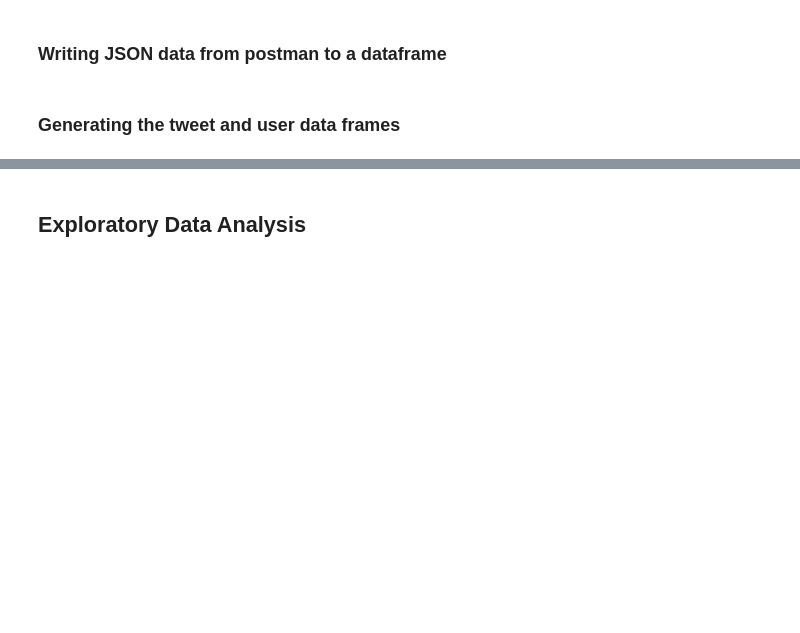
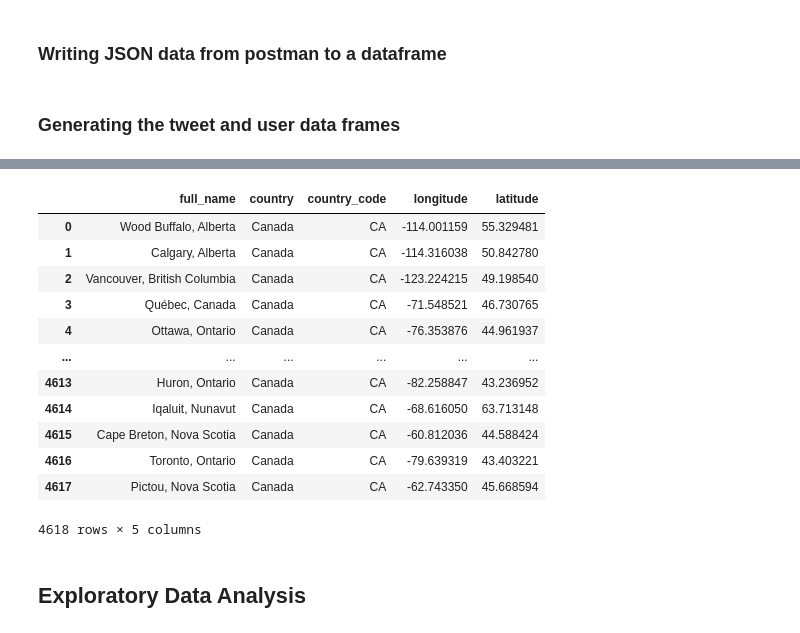
Before and after one commit to shai0002/Social-Media-Analysis-on-Missing-and-Murdered-Indigenous-Women-using-Data-Science-and-Analytics, a Jupyter notebook: sentimentalAnalysis_MMIW.ipynb, the cells around one changed output, grey strips where cells are left out. Drawn from its saved outputs; the diff is of its cells as text; code cells hidden in the pictures; blank space fills up the shorter version.

```diff
--- a/sentimentalAnalysis_MMIW.ipynb
+++ b/sentimentalAnalysis_MMIW.ipynb
@@ -119,3 +135,19 @@ user_loc_frame = pd.read_csv("./dataset/Final_userLocs1.csv")
+# %%
+user_loc_frame
+# %% [output]
+|  | full_name | country | country_code | longitude | latitude |
+| 0 | Wood Buffalo, Alberta | Canada | CA | -114.001159 | 55.329481 |
+| 1 | Calgary, Alberta | Canada | CA | -114.316038 | 50.842780 |
+| 2 | Vancouver, British Columbia | Canada | CA | -123.224215 | 49.198540 |
+| 3 | Québec, Canada | Canada | CA | -71.548521 | 46.730765 |
+| 4 | Ottawa, Ontario | Canada | CA | -76.353876 | 44.961937 |
+| ... | ... | ... | ... | ... | ... |
+| 4613 | Huron, Ontario | Canada | CA | -82.258847 | 43.236952 |
+| 4614 | Iqaluit, Nunavut | Canada | CA | -68.616050 | 63.713148 |
+| 4615 | Cape Breton, Nova Scotia | Canada | CA | -60.812036 | 44.588424 |
+| 4616 | Toronto, Ontario | Canada | CA | -79.639319 | 43.403221 |
+| 4617 | Pictou, Nova Scotia | Canada | CA | -62.743350 | 45.668594 |
+4618 rows × 5 columns
 # %% [markdown]
 ## Exploratory Data Analysis
 # %%
```
Also changed, not shown: parts of 5 cells of this notebook.
